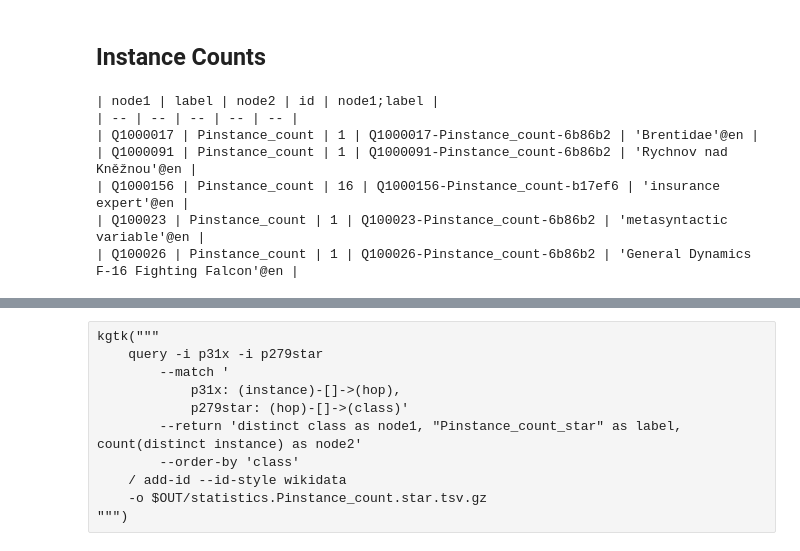
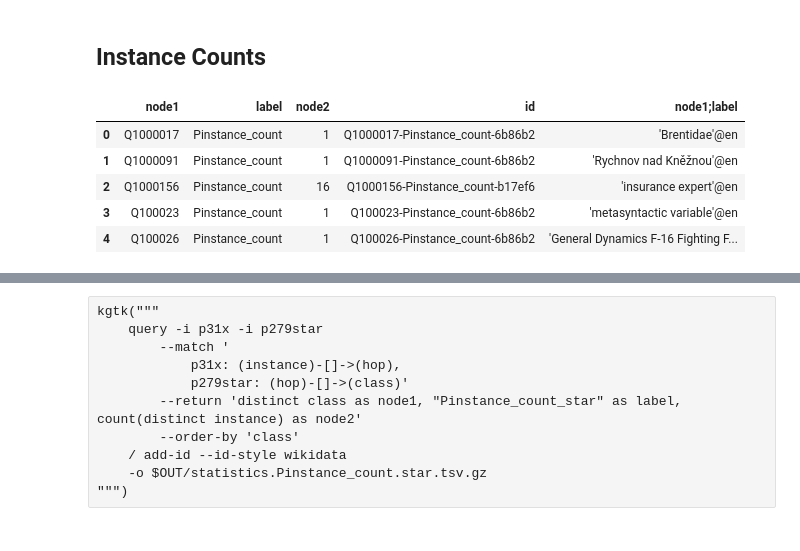
Before and after one commit to usc-isi-i2/kgtk-notebooks, a Jupyter notebook: use-cases/properties-for-this-type.ipynb, the cells around one changed output, grey strips where cells are left out. Drawn from its saved outputs; the diff is of its cells as text; code cells hidden in the pictures.

```diff
--- a/use-cases/properties-for-this-type.ipynb
+++ b/use-cases/properties-for-this-type.ipynb
@@ -364,15 +365,14 @@ kgtk("""
     -o $OUT/statistics.Pinstance_count.tsv.gz
 """)
 # %%
-kgtk("head -i $OUT/statistics.Pinstance_count.tsv.gz -n 5 / add-labels / md")
+kgtk("head -i $OUT/statistics.Pinstance_count.tsv.gz -n 5 / add-labels")
 # %% [output]
-| node1 | label | node2 | id | node1;label |
-| -- | -- | -- | -- | -- |
-| Q1000017 | Pinstance_count | 1 | Q1000017-Pinstance_count-6b86b2 | 'Brentidae'@en |
-| Q1000091 | Pinstance_count | 1 | Q1000091-Pinstance_count-6b86b2 | 'Rychnov nad Kněžnou'@en |
-| Q1000156 | Pinstance_count | 16 | Q1000156-Pinstance_count-b17ef6 | 'insurance expert'@en |
-| Q100023 | Pinstance_count | 1 | Q100023-Pinstance_count-6b86b2 | 'metasyntactic variable'@en |
-| Q100026 | Pinstance_count | 1 | Q100026-Pinstance_count-6b86b2 | 'General Dynamics F-16 Fighting Falcon'@en |
+|  | node1 | label | node2 | id | node1;label |
+| 0 | Q1000017 | Pinstance_count | 1 | Q1000017-Pinstance_count-6b86b2 | 'Brentidae'@en |
+| 1 | Q1000091 | Pinstance_count | 1 | Q1000091-Pinstance_count-6b86b2 | 'Rychnov nad Kněžnou'@en |
+| 2 | Q1000156 | Pinstance_count | 16 | Q1000156-Pinstance_count-b17ef6 | 'insurance expert'@en |
+| 3 | Q100023 | Pinstance_count | 1 | Q100023-Pinstance_count-6b86b2 | 'metasyntactic variable'@en |
+| 4 | Q100026 | Pinstance_count | 1 | Q100026-Pinstance_count-6b86b2 | 'General Dynamics F-16 Fighting F... |
 # %%
 !kgtk --debug query -i $OUT/statistics.Pinstance_count.tsv.gz --as p31xcount --idx mode:graph --limit 3
 # %% [output]
```
Also changed, not shown: parts of 29 cells of this notebook, 1 other file.
